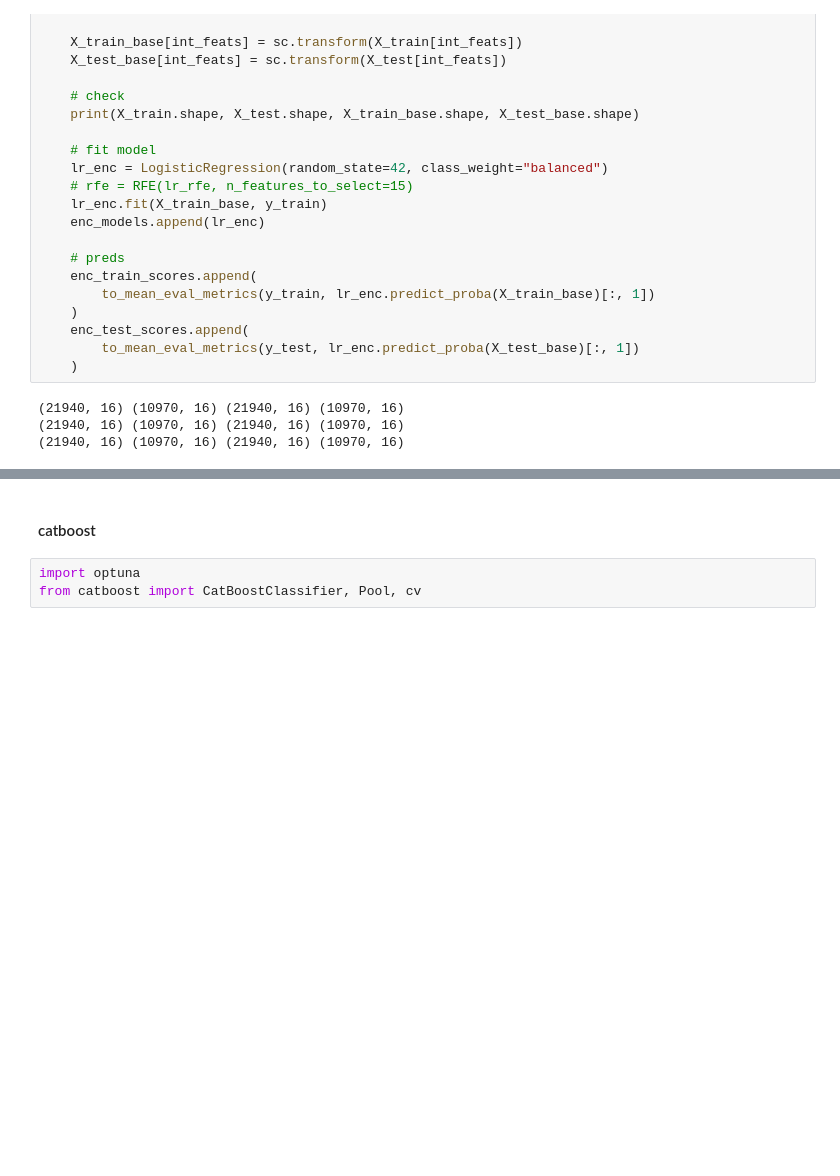
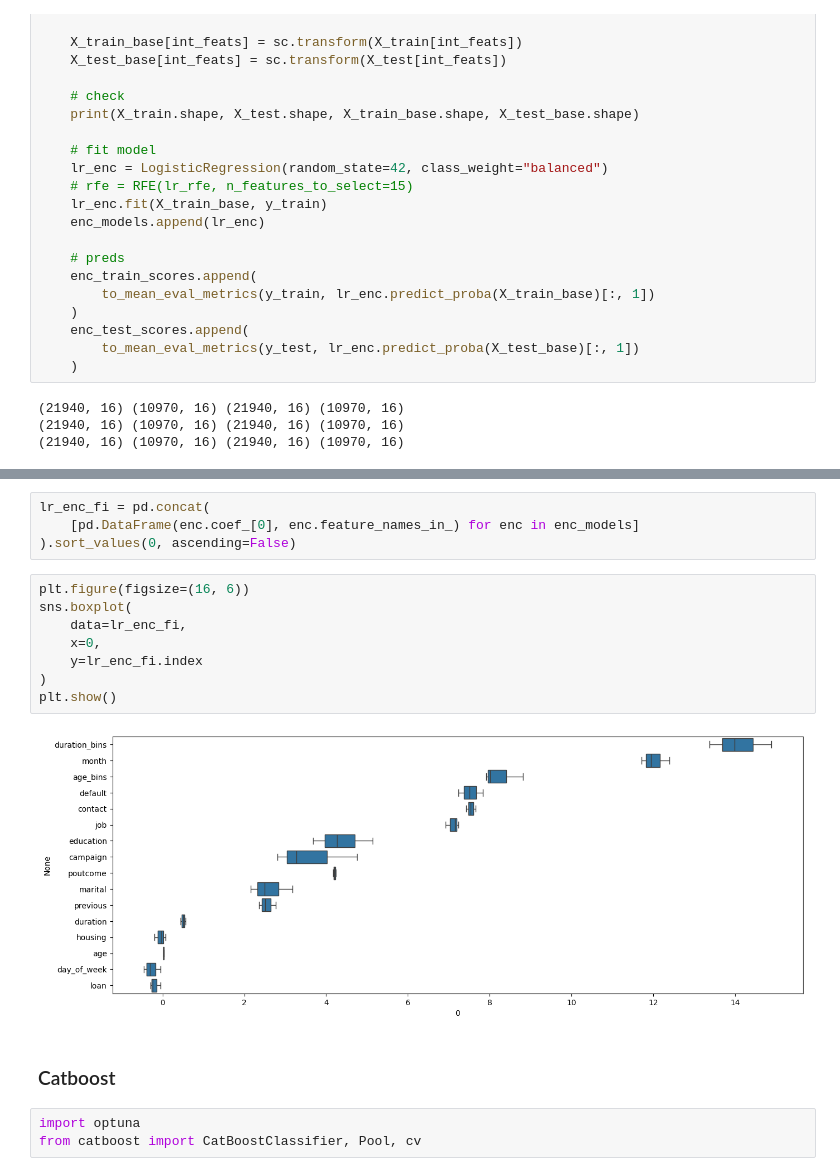
Before and after one commit to kokinpavel/dste, a Jupyter notebook: notebooks/EDA.ipynb, the cells around one changed output, grey strips where cells are left out. Drawn from its saved outputs; the diff is of its cells as text; blank space fills up the shorter version.

```diff
--- a/notebooks/EDA.ipynb
+++ b/notebooks/EDA.ipynb
@@ -600,5 +587,19 @@ np.array(enc_train_scores).mean(axis=0), np.array(enc_test_scores).mean(axis=0)
+# %%
+lr_enc_fi = pd.concat(
+    [pd.DataFrame(enc.coef_[0], enc.feature_names_in_) for enc in enc_models]
+).sort_values(0, ascending=False)
+# %%
+plt.figure(figsize=(16, 6))
+sns.boxplot(
+    data=lr_enc_fi,
+    x=0,
+    y=lr_enc_fi.index
+)
+plt.show()
+# %% [output]
+[figure, added]
 # %% [markdown]
-#### catboost
+### Catboost
 # %%
 import optuna
 from catboost import CatBoostClassifier, Pool, cv
```
Also changed, not shown: parts of 56 cells of this notebook, 32 other files.
